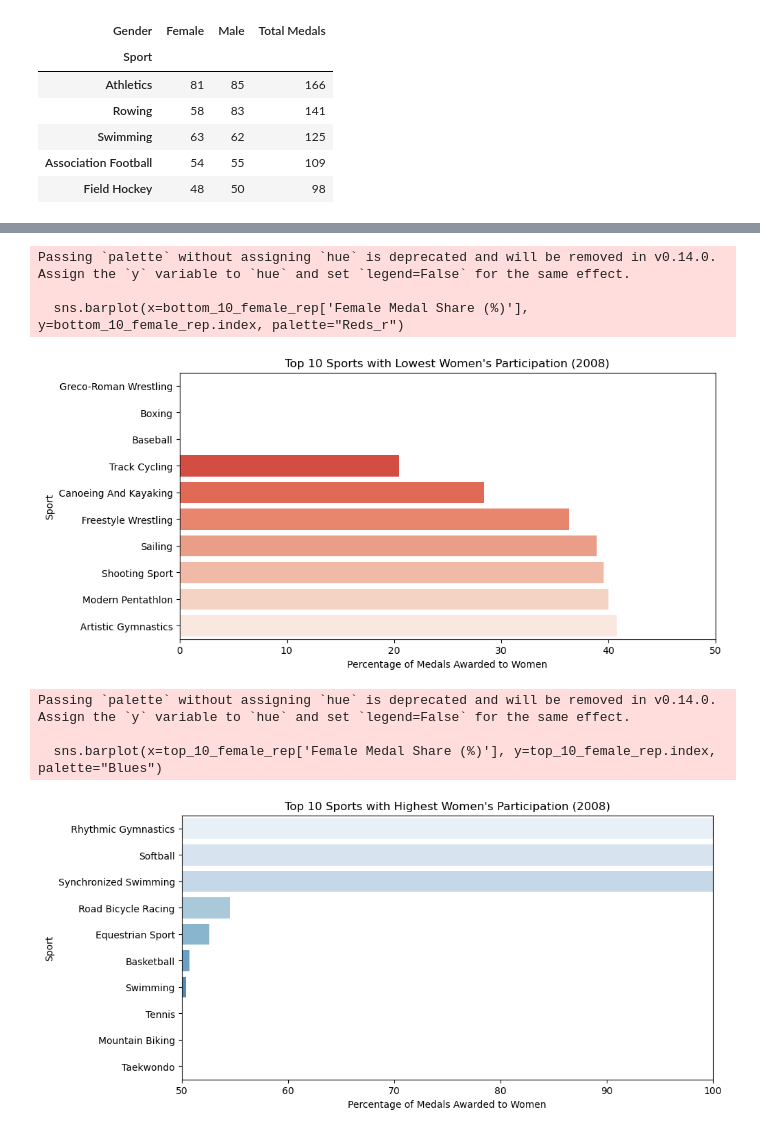
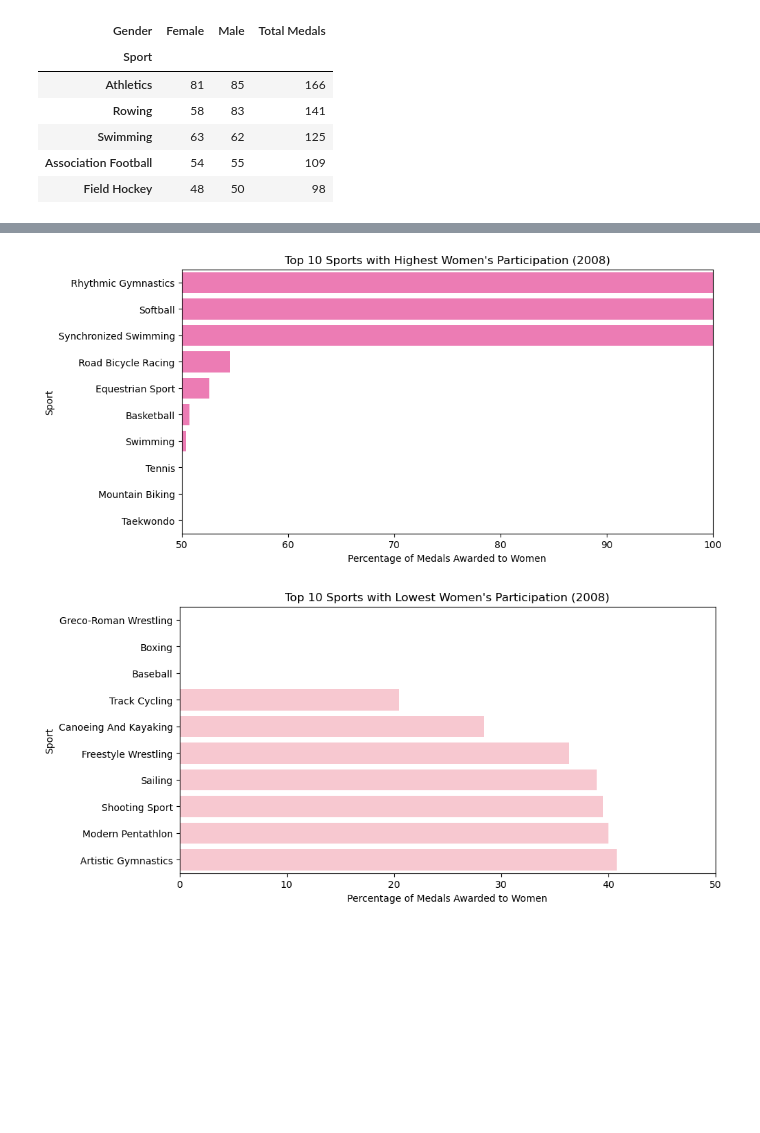
Before and after one commit to scohenma/COHEN-Python_Portfolio, a Jupyter notebook: TidyData - Project /data_cleaning_olympics.ipynb, the cells around one changed output, grey strips where cells are left out. Cells and saved outputs as stored; diff of their text form; code cells hidden in the pictures; blank space fills up the shorter version.

```diff
--- a/TidyData - Project /data_cleaning_olympics.ipynb
+++ b/TidyData - Project /data_cleaning_olympics.ipynb
@@ -141,9 +278,8 @@ Passing `palette` without assigning `hue` is deprecated and will be removed in v
 # %%
-# Pivot Table  2 Here I decided to dive deeper into the role gender plays in Olympic Sports. More specifically, analyzing participation of men in comparison to women in this Olympic Event.
+# Pivot Table 1.1
+# Calculate % of medals awarded to women in each sport. Using round(2) so that medal share is rounded to 2 decimal places.
 
-
-# Calculate % of medals awarded to women in each sport
-medal_distribution['Female Medal Share (%)'] = (medal_distribution['Female'] / medal_distribution['Total Medals']) * 100
+medal_distribution['Female Medal Share (%)'] = ((medal_distribution['Female'] / medal_distribution['Total Medals']) * 100).round(2)
 
 
 # Sort by sports that awarded the most medals to women (high Female Medal Share)
@@ -152,7 +288,7 @@ most_female_rep_sports = medal_distribution.sort_values(by='Female Medal Share (
 # Sort by sports that awarded the most medals to men (low Female Medal Share)
 least_female_rep_sports = medal_distribution.sort_values(by='Female Medal Share (%)', ascending=True)
 
-# Display pivot tables
+# Pivot Table displaying sports where Females have more medal share
 most_female_rep_sports.head(10)
 # %% [output]
 | Gender | Female | Male | Total Medals | Female Medal Share (%) |
@@ -185,35 +345,29 @@ least_female_rep_sports.head(10)
 # %%
 # Get top 10 sports where women had the LOWEST representation
 bottom_10_female_rep = least_female_rep_sports.head(10)
 
 # Get top 10 sports where women had the HIGHEST representation
 top_10_female_rep = most_female_rep_sports.head(10)
 
-# Plot the bottom 10 first (least female participation)
+# Plot the top 10 (most female participation)
 plt.figure(figsize=(10,5))
-sns.barplot(x=bottom_10_female_rep['Female Medal Share (%)'], y=bottom_10_female_rep.index, palette="Reds_r")
-
-plt.title("Top 10 Sports with Lowest Women's Participation (2008)")
-plt.xlabel("Percentage of Medals Awarded to Women")
-plt.ylabel("Sport")
-plt.xlim(0, 50)  # Limit x-axis to 50% because we're looking at underrepresentation
-plt.show()
-
-# Now plot the top 10 (most female participation)
-plt.figure(figsize=(10,5))
-sns.barplot(x=top_10_female_rep['Female Medal Share (%)'], y=top_10_female_rep.index, palette="Blues")
+sns.barplot(x=top_10_female_rep['Female Medal Share (%)'], y=top_10_female_rep.index, color = 'hotpink')
 
 plt.title("Top 10 Sports with Highest Women's Participation (2008)")
 plt.xlabel("Percentage of Medals Awarded to Women")
 plt.ylabel("Sport")
 plt.xlim(50, 100)  # Limit x-axis to 50-100% because we're looking at overrepresentation
 plt.show()
+
+# Plot the bottom 10  (least female participation)
+plt.figure(figsize=(10,5))
+sns.barplot(x=bottom_10_female_rep['Female Medal Share (%)'], y=bottom_10_female_rep.index, color = 'pink')
+
+plt.title("Top 10 Sports with Lowest Women's Participation (2008)")
+plt.xlabel("Percentage of Medals Awarded to Women")
+plt.ylabel("Sport")
+plt.xlim(0, 50)  # Limit x-axis from 0-50% because we're looking at underrepresentation
+plt.show()
 # %% [output]
-Passing `palette` without assigning `hue` is deprecated and will be removed in v0.14.0. Assign the `y` variable to `hue` and set `legend=False` for the same effect.
-
-  sns.barplot(x=bottom_10_female_rep['Female Medal Share (%)'], y=bottom_10_female_rep.index, palette="Reds_r")
-[figure, old version]
+[figure, new version]
-Passing `palette` without assigning `hue` is deprecated and will be removed in v0.14.0. Assign the `y` variable to `hue` and set `legend=False` for the same effect.
-
-  sns.barplot(x=top_10_female_rep['Female Medal Share (%)'], y=top_10_female_rep.index, palette="Blues")
-[figure, old version]
+[figure, new version]
```
Also changed, not shown: parts of 19 cells of this notebook.
